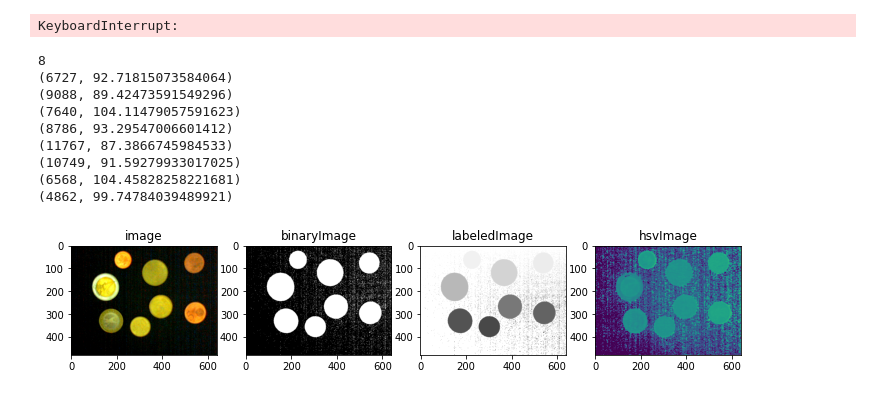
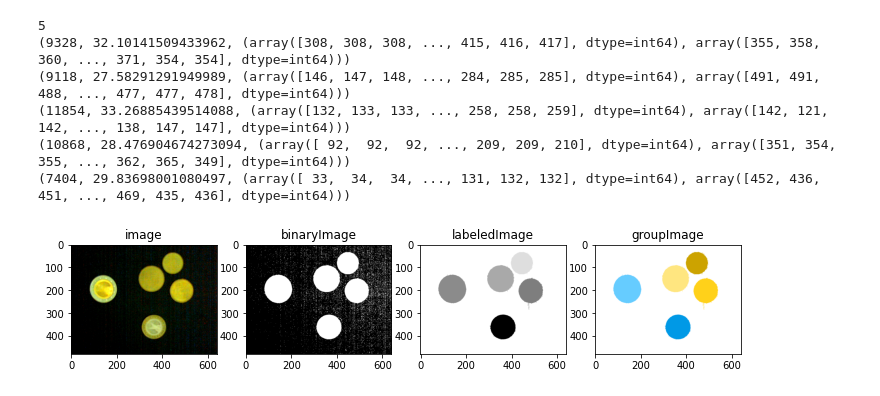
Before and after one commit to MSchmidtHTWG/Muenzzaehler, a Jupyter notebook: src/coinimg_test.ipynb, the cells around one changed output. Cells and saved outputs as stored; diff of their text form; code cells hidden in the pictures.

```diff
--- a/src/coinimg_test.ipynb
+++ b/src/coinimg_test.ipynb
@@ -26,6 +28,7 @@ for c in cd:
 # %%
 image = io.imread(f'../testimages/test12.png')
-regions, binaryImage, labeledImage, hsvImage = ci.regions(image, minRegionSize=500, threshold=25, return_steps=True)
-predictions = ci.predict(regions)
+regions, binaryImage, labeledImage = ci.regions(image, minRegionSize=500, threshold=25, return_steps=True)
+predictions, groupImage = ci.predict(regions, image)
 print(predictions)
+print(ci.count(predictions))
 # %% [output]
@@ -61,37 +52,27 @@ for region in regions:
-# %%
-image = io.imread(f'../testimages/test3.png')
-regions, binaryImage, labeledImage, hsvImage = ci.regions(image, minRegionSize=500, threshold=30, return_steps=True)
-predictions = ci.predict(regions)
-print(predictions)
-# %% [output]
-KeyboardInterrupt:
 # %%
 print(len(regions))
 for region in regions:
     print(region)
 # %% [output]
-8
-(6727, 92.71815073584064)
-(9088, 89.42473591549296)
-(7640, 104.11479057591623)
-(8786, 93.29547006601412)
-(11767, 87.3866745984533)
-(10749, 91.59279933017025)
-(6568, 104.45828258221681)
-(4862, 99.74784039489921)
+5
+(9328, 32.10141509433962, (array([308, 308, 308, ..., 415, 416, 417], dtype=int64), array([355, 358, 360, ..., 371, 354, 354], dtype=int64)))
+(9118, 27.58291291949989, (array([146, 147, 148, ..., 284, 285, 285], dtype=int64), array([491, 491, 488, ..., 477, 477, 478], dtype=int64)))
+(11854, 33.26885439514088, (array([132, 133, 133, ..., 258, 258, 259], dtype=int64), array([142, 121, 142, ..., 138, 147, 147], dtype=int64)))
+(10868, 28.476904674273094, (array([ 92,  92,  92, ..., 209, 209, 210], dtype=int64), array([351, 354, 355, ..., 362, 365, 349], dtype=int64)))
+(7404, 29.83698001080497, (array([ 33,  34,  34, ..., 131, 132, 132], dtype=int64), array([452, 436, 451, ..., 469, 435, 436], dtype=int64)))
 # %%
 plt.figure(figsize=(12,12))
 plt.subplot(1,4,(1))
 plt.imshow(image)
 plt.title('image')
 plt.subplot(1,4,(2))
 plt.imshow(binaryImage,cmap="gray")
 plt.title('binaryImage')
 plt.subplot(1,4,(3))
 plt.imshow(labeledImage,cmap="gray")
 plt.title('labeledImage')
 plt.subplot(1,4,(4))
-plt.imshow(hsvImage[:,:,0])
-plt.title('hsvImage');
+plt.imshow(groupImage)
+plt.title('groupImage');
 # %% [output]
-[figure, old version]
+[figure, new version]
```
Also changed, not shown: parts of 7 cells of this notebook, 5 other files.
